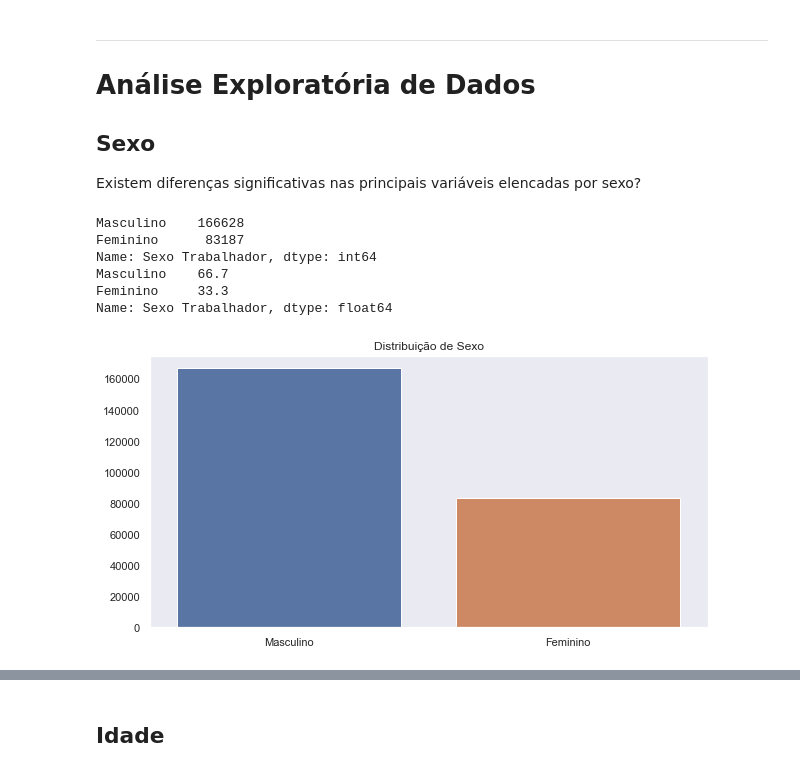
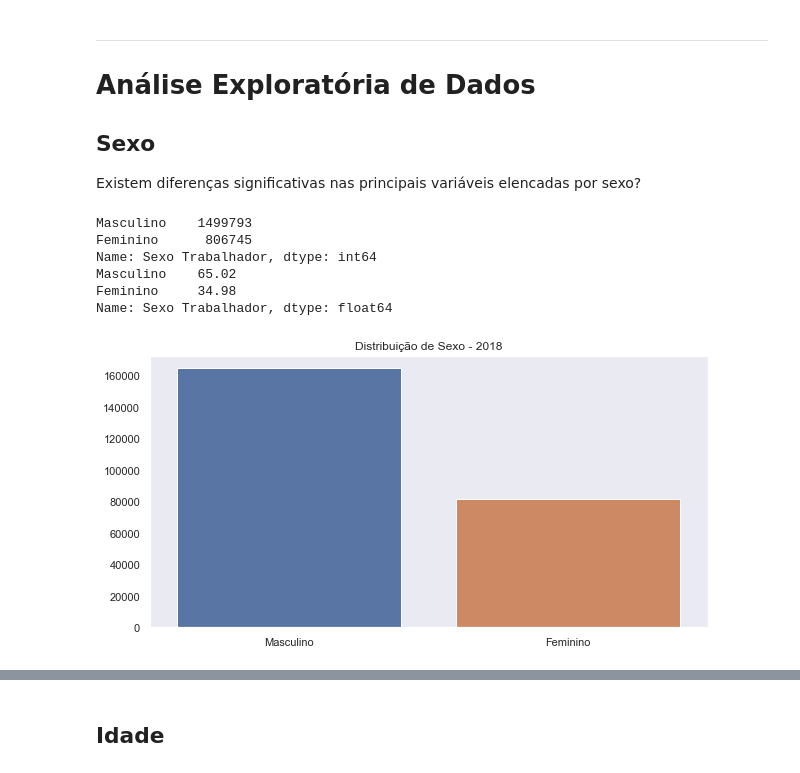
Before and after one commit to neylsoncrepalde/diversidade_mercado_ia, a Jupyter notebook: src/exploratoria.ipynb, the cells around one changed output, grey strips where cells are left out. Saved outputs shown, nothing was run; the diff lists cells and outputs as text; code cells hidden in the pictures.

```diff
--- a/src/exploratoria.ipynb
+++ b/src/exploratoria.ipynb
@@ -170,22 +162,22 @@ Existem diferenças significativas nas principais variáveis elencadas por sexo?
 # %%
 print(sud['Sexo Trabalhador'].value_counts())
 print(((sud['Sexo Trabalhador'].value_counts() / sud.shape[0] )*100).round(2))
 
 # Gráfico
 sns.set(style="dark")
 
 plt.figure(figsize=(10,5))
-sns.countplot("Sexo Trabalhador", data=sud)
-plt.title("Distribuição de Sexo")
+sns.countplot(sud.loc[sud.Ano == 2018,'Sexo Trabalhador'])
+plt.title("Distribuição de Sexo - 2018")
 plt.ylabel("")
 plt.xlabel("")
 plt.xticks([0,1],["Masculino", "Feminino"])
 plt.show()
 # %% [output]
-Masculino    166628
-Feminino      83187
+Masculino    1499793
+Feminino      806745
 Name: Sexo Trabalhador, dtype: int64
-Masculino    66.7
-Feminino     33.3
+Masculino    65.02
+Feminino     34.98
 Name: Sexo Trabalhador, dtype: float64
-[figure, old version]
+[figure, new version]
```
Also changed, not shown: parts of 18 cells of this notebook.
